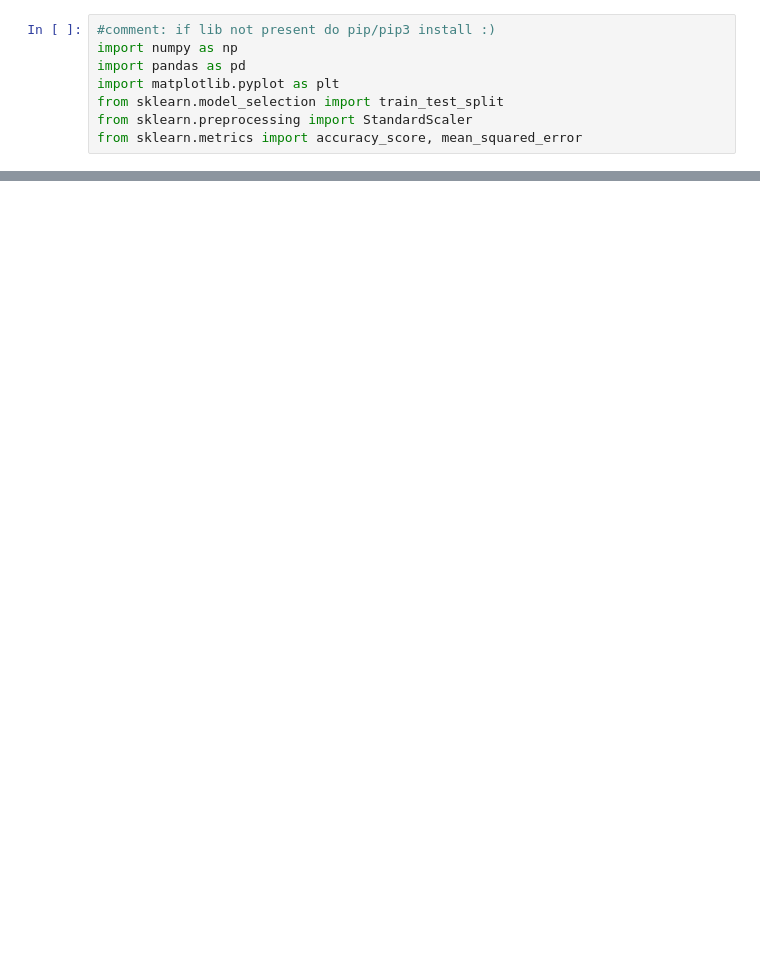
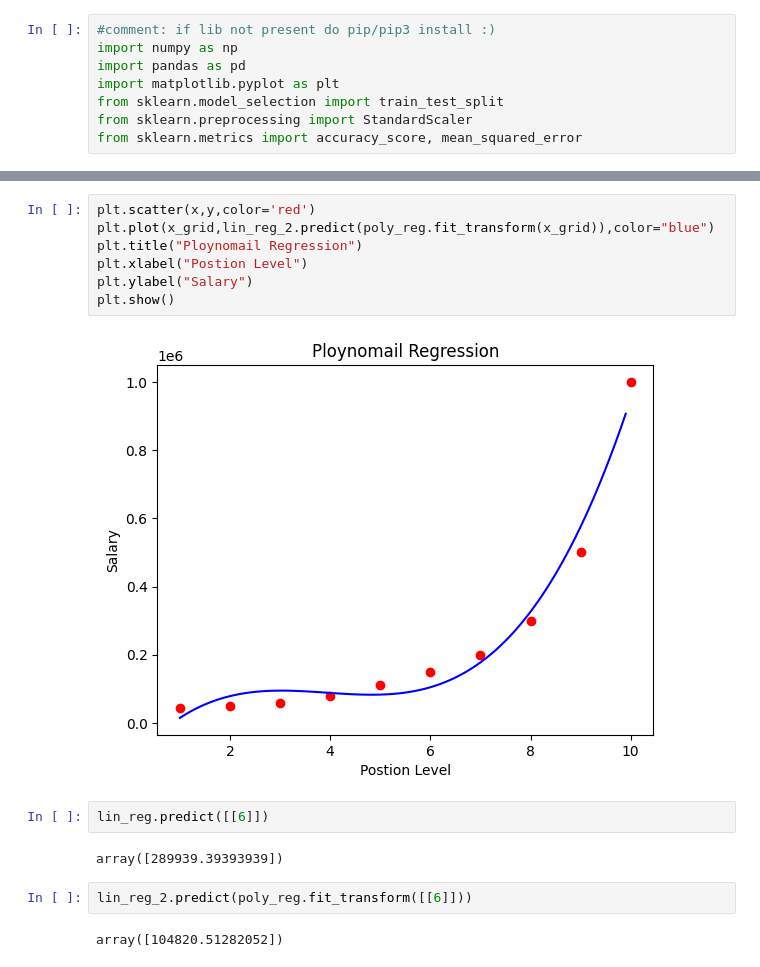
Before and after one commit to RaneemGhalion/Machine_learning_intensive_course, a Jupyter notebook: Lecture_3/Lecture 3.ipynb, the cells around one changed output, grey strips where cells are left out. Cells and saved outputs as stored; diff of their text form; blank space fills up the shorter version.

```diff
--- a/Lecture_3/Lecture 3.ipynb
+++ b/Lecture_3/Lecture 3.ipynb
@@ -12,0 +77,17 @@ FileNotFoundError: [Errno 2] No such file or directory: 'market_data.csv'
+# %%
+plt.scatter(x,y,color='red')
+plt.plot(x_grid,lin_reg_2.predict(poly_reg.fit_transform(x_grid)),color="blue")
+plt.title("Ploynomail Regression")
+plt.xlabel("Postion Level")
+plt.ylabel("Salary")
+plt.show()
+# %% [output]
+[figure, added]
+# %%
+lin_reg.predict([[6]])
+# %% [output]
+array([289939.39393939])
+# %%
+lin_reg_2.predict(poly_reg.fit_transform([[6]]))
+# %% [output]
+array([104820.51282052])
```
Also changed, not shown: parts of 13 cells of this notebook, 14 other files.
